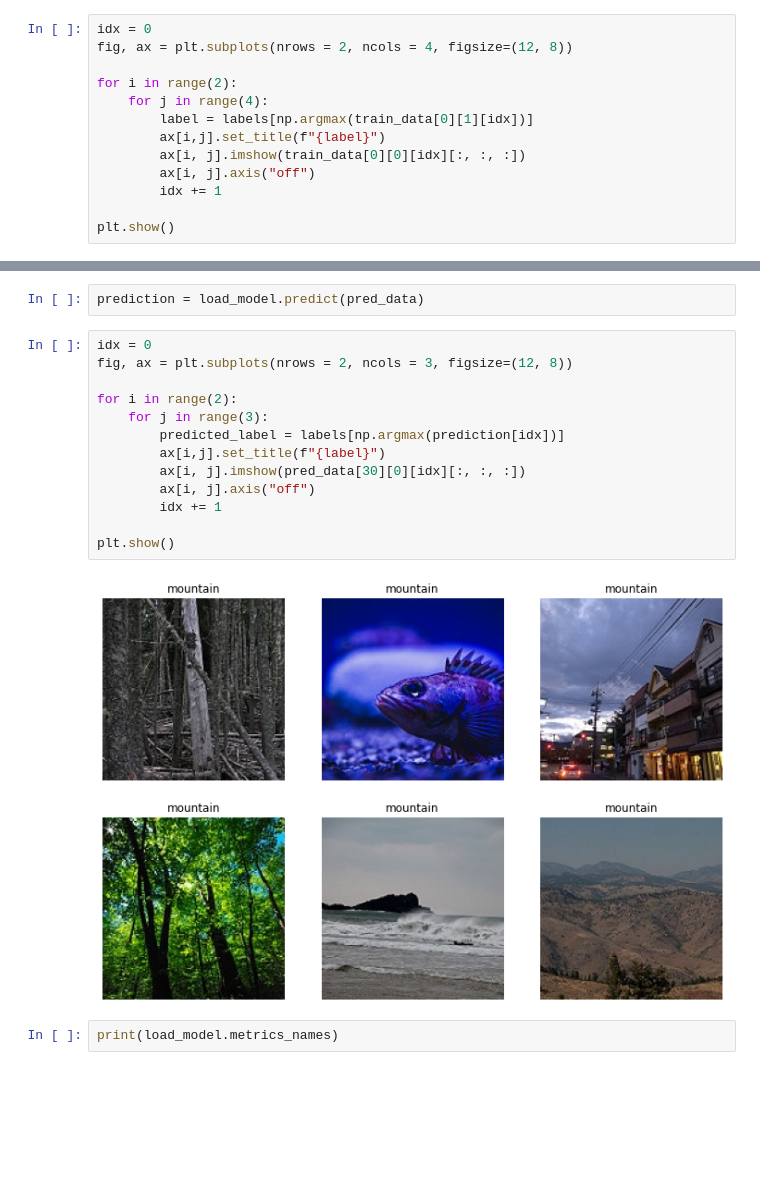
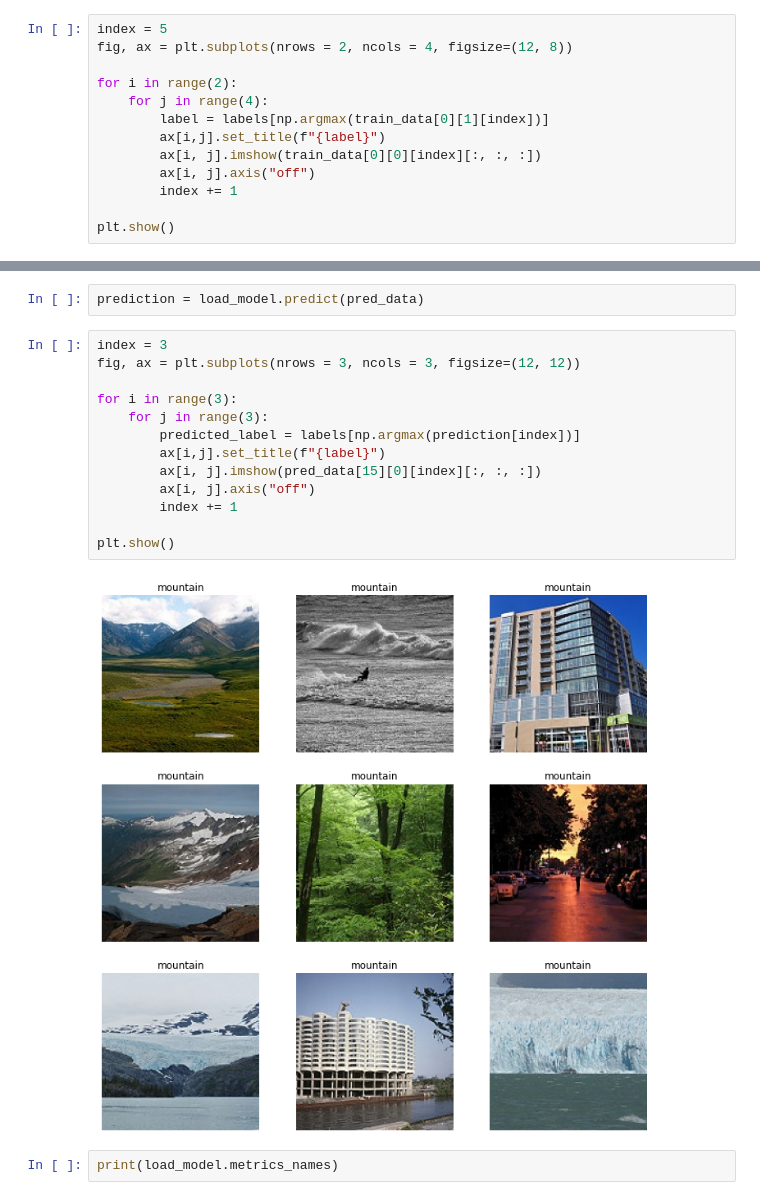
Before and after one commit to akshajt/CNN---Intel-Image-Classification, a Jupyter notebook: cnn.ipynb, the cells around one changed output, grey strips where cells are left out. Cells and saved outputs as stored; diff of their text form; blank space fills up the shorter version.

```diff
--- a/cnn.ipynb
+++ b/cnn.ipynb
@@ -85,16 +59,16 @@ print(labels)
 # %% [output]
 {0: 'buildings', 1: 'forest', 2: 'glacier', 3: 'mountain', 4: 'sea', 5: 'street'}
 # %%
-idx = 0
+index = 5
 fig, ax = plt.subplots(nrows = 2, ncols = 4, figsize=(12, 8))
 
 for i in range(2):
     for j in range(4):
-        label = labels[np.argmax(train_data[0][1][idx])]
+        label = labels[np.argmax(train_data[0][1][index])]
         ax[i,j].set_title(f"{label}")
-        ax[i, j].imshow(train_data[0][0][idx][:, :, :])
+        ax[i, j].imshow(train_data[0][0][index][:, :, :])
         ax[i, j].axis("off")
-        idx += 1
+        index += 1
 
 plt.show()
 # %% [output]
@@ -326,20 +301,20 @@ Found 3000 images belonging to 6 classes.
 # %%
 prediction = load_model.predict(pred_data)
 # %%
-idx = 0
-fig, ax = plt.subplots(nrows = 2, ncols = 3, figsize=(12, 8))
+index = 3
+fig, ax = plt.subplots(nrows = 3, ncols = 3, figsize=(12, 12))
 
-for i in range(2):
+for i in range(3):
     for j in range(3):
-        predicted_label = labels[np.argmax(prediction[idx])]
+        predicted_label = labels[np.argmax(prediction[index])]
         ax[i,j].set_title(f"{label}")
-        ax[i, j].imshow(pred_data[30][0][idx][:, :, :])
+        ax[i, j].imshow(pred_data[15][0][index][:, :, :])
         ax[i, j].axis("off")
-        idx += 1
+        index += 1
 
 plt.show()
 # %% [output]
-[figure, old version]
+[figure, new version]
 # %%
 print(load_model.metrics_names)
 # %% [output]
```
Also changed, not shown: parts of 4 cells of this notebook.
